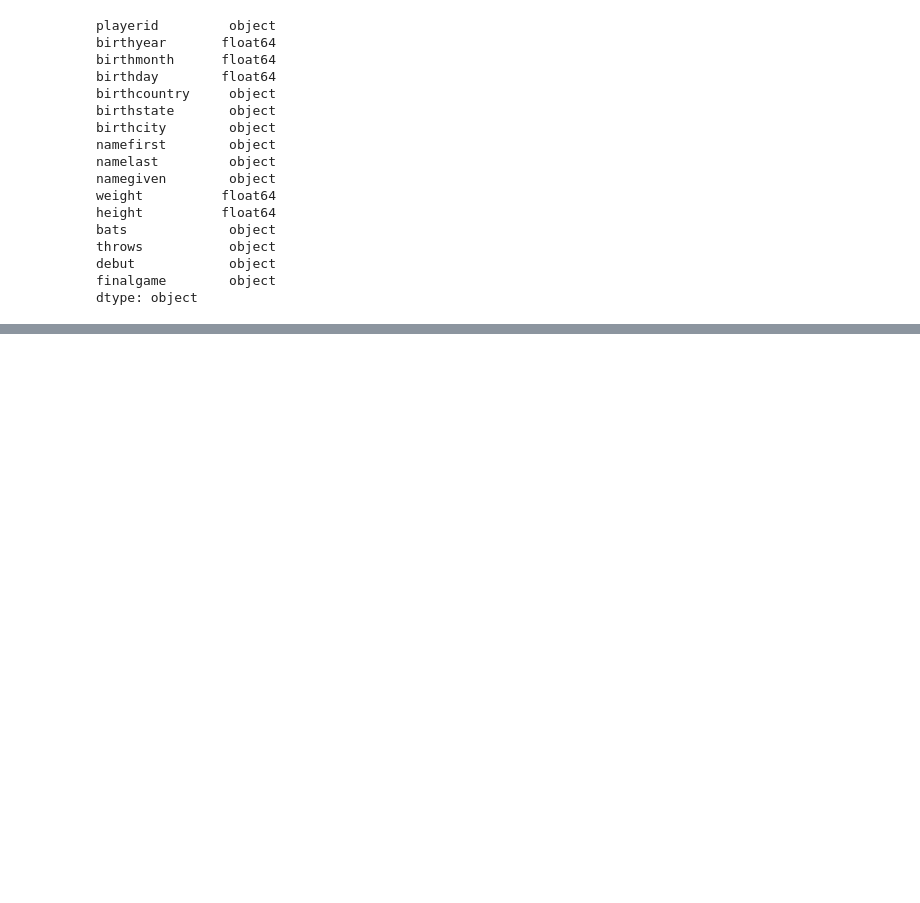
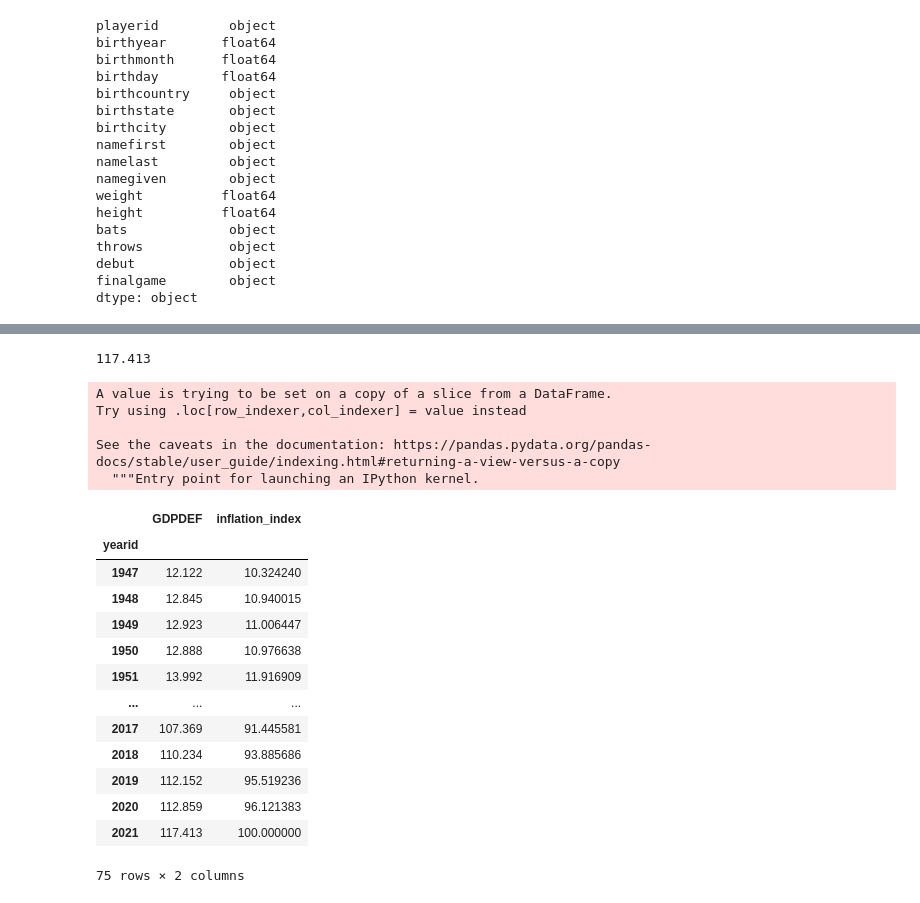
Before and after one commit to eric-spoerner/just_baseball_things, a Jupyter notebook: exploratory_analysis.ipynb, the cells around one changed output, grey strips where cells are left out. Cells and saved outputs as stored; diff of their text form; code cells hidden in the pictures; blank space fills up the shorter version.

```diff
--- a/exploratory_analysis.ipynb
+++ b/exploratory_analysis.ipynb
@@ -289,0 +460,4 @@ print("Payroll df import complete.")
+# %%
+inflation_df['date_fixed'] = pd.to_datetime(inflation_df['DATE'])
+inflation_df.drop(columns='DATE', inplace=True)
+inflation_df
@@ -289,0 +522,30 @@ print("Payroll df import complete.")
+# %%
+# rebaseline index to 2021
+inflation_multiplier = inflation_df.sort_values(by='yearid', ascending=False).head(1)['GDPDEF'].values[0]
+print(inflation_multiplier)
+# %% [output]
+117.413
+# %%
+inflation_df['inflation_index'] = inflation_df['GDPDEF'] * 100 / inflation_multiplier
+inflation_df = inflation_df.reindex(columns=['yearid', 'GDPDEF', 'inflation_index']).set_index('yearid')
+inflation_df
+# %% [output]
+A value is trying to be set on a copy of a slice from a DataFrame.
+Try using .loc[row_indexer,col_indexer] = value instead
+
+See the caveats in the documentation: https://pandas.pydata.org/pandas-docs/stable/user_guide/indexing.html#returning-a-view-versus-a-copy
+  """Entry point for launching an IPython kernel.
+|  | GDPDEF | inflation_index |
+| yearid |  |  |
+| 1947 | 12.122 | 10.324240 |
+| 1948 | 12.845 | 10.940015 |
+| 1949 | 12.923 | 11.006447 |
+| 1950 | 12.888 | 10.976638 |
+| 1951 | 13.992 | 11.916909 |
+| ... | ... | ... |
+| 2017 | 107.369 | 91.445581 |
+| 2018 | 110.234 | 93.885686 |
+| 2019 | 112.152 | 95.519236 |
+| 2020 | 112.859 | 96.121383 |
+| 2021 | 117.413 | 100.000000 |
+75 rows × 2 columns
```
Also changed, not shown: parts of 27 cells of this notebook.
